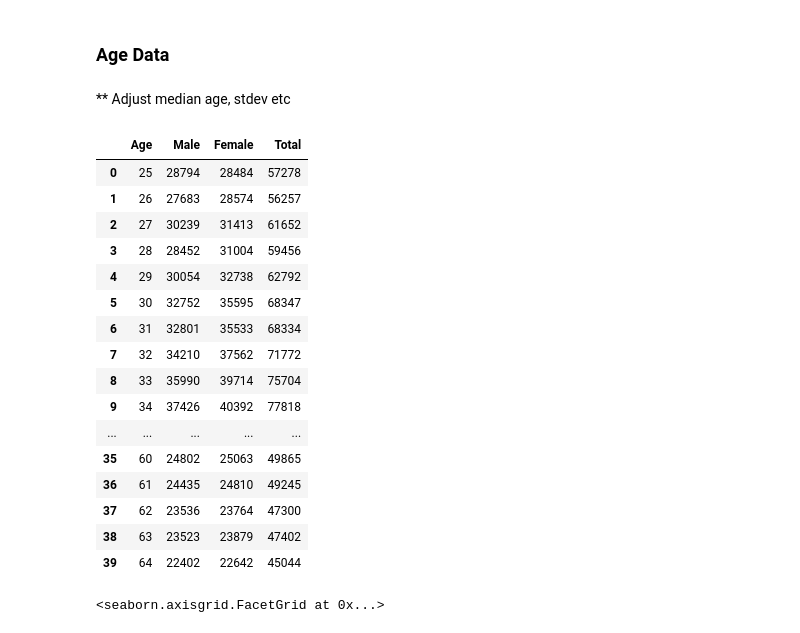
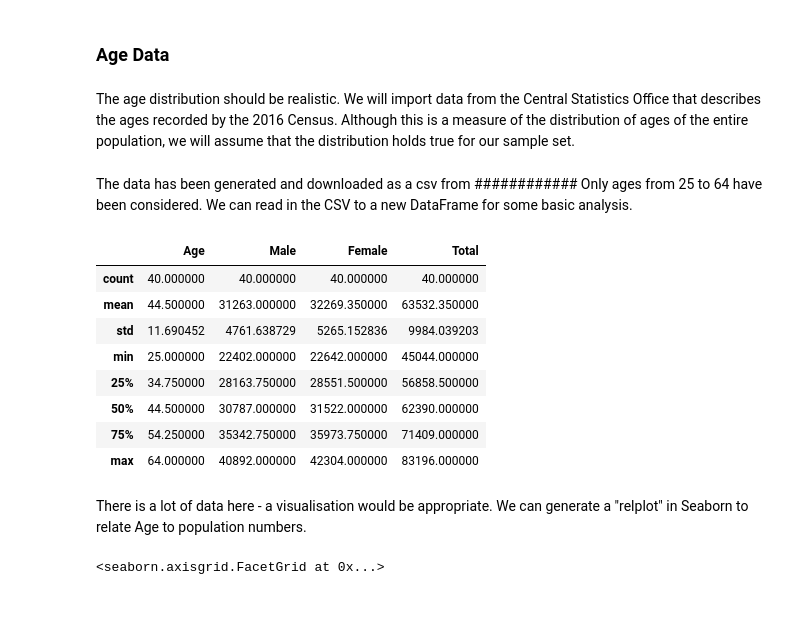
Before and after one commit to Pmcg1/ProgDA-Project-2019, a Jupyter notebook: ProgDA_Project_2019.ipynb, the cells around one changed output. Drawn from its saved outputs; the diff is of its cells as text; code cells hidden in the pictures; blank space fills up the shorter version.

Commit message:
Update ProgDA_Project_2019.ipynb
Expanding background to generating Age distribution

```diff
--- a/ProgDA_Project_2019.ipynb
+++ b/ProgDA_Project_2019.ipynb
@@ -158,30 +158,27 @@ df
 |  | Age | Field | Qual | Gender |
 # %% [markdown]
 ### Age Data
-# %% [markdown]
-** Adjust median age, stdev etc
+# %% [markdown]
+The age distribution should be realistic. We will import data from the Central Statistics Office that describes the ages recorded by the 2016 Census. Although this is a measure of the distribution of ages of the entire population, we will assume that the distribution holds true for our sample set.
+# %% [markdown]
+The data has been generated and downloaded as a csv from ############
+Only ages from 25 to 64 have been considered. We can read in the CSV to a new DataFrame for some basic analysis.
 # %%
 f = pd.read_csv("data\Population_2016_by_Age_adj.csv") # Import csv file using pandas
 dfAge = pd.DataFrame(f) # Create a dataframe from the csv data
-dfAge
+dfAge.describe()
 # %% [output]
 |  | Age | Male | Female | Total |
-| 0 | 25 | 28794 | 28484 | 57278 |
-| 1 | 26 | 27683 | 28574 | 56257 |
-| 2 | 27 | 30239 | 31413 | 61652 |
-| 3 | 28 | 28452 | 31004 | 59456 |
-| 4 | 29 | 30054 | 32738 | 62792 |
-| 5 | 30 | 32752 | 35595 | 68347 |
-| 6 | 31 | 32801 | 35533 | 68334 |
-| 7 | 32 | 34210 | 37562 | 71772 |
-| 8 | 33 | 35990 | 39714 | 75704 |
-| 9 | 34 | 37426 | 40392 | 77818 |
-| ... | ... | ... | ... | ... |
-| 35 | 60 | 24802 | 25063 | 49865 |
-| 36 | 61 | 24435 | 24810 | 49245 |
-| 37 | 62 | 23536 | 23764 | 47300 |
-| 38 | 63 | 23523 | 23879 | 47402 |
-| 39 | 64 | 22402 | 22642 | 45044 |
+| count | 40.000000 | 40.000000 | 40.000000 | 40.000000 |
+| mean | 44.500000 | 31263.000000 | 32269.350000 | 63532.350000 |
+| std | 11.690452 | 4761.638729 | 5265.152836 | 9984.039203 |
+| min | 25.000000 | 22402.000000 | 22642.000000 | 45044.000000 |
+| 25% | 34.750000 | 28163.750000 | 28551.500000 | 56858.500000 |
+| 50% | 44.500000 | 30787.000000 | 31522.000000 | 62390.000000 |
+| 75% | 54.250000 | 35342.750000 | 35973.750000 | 71409.000000 |
+| max | 64.000000 | 40892.000000 | 42304.000000 | 83196.000000 |
+# %% [markdown]
+There is a lot of data here - a visualisation would be appropriate. We can generate a "relplot" in Seaborn to relate Age to population numbers.
 # %%
 sns.relplot(x="Age", y="Total", kind="line", data=dfAge, height=5, aspect=2)
 # %% [output]
```
Also changed, not shown: parts of 33 cells of this notebook.
